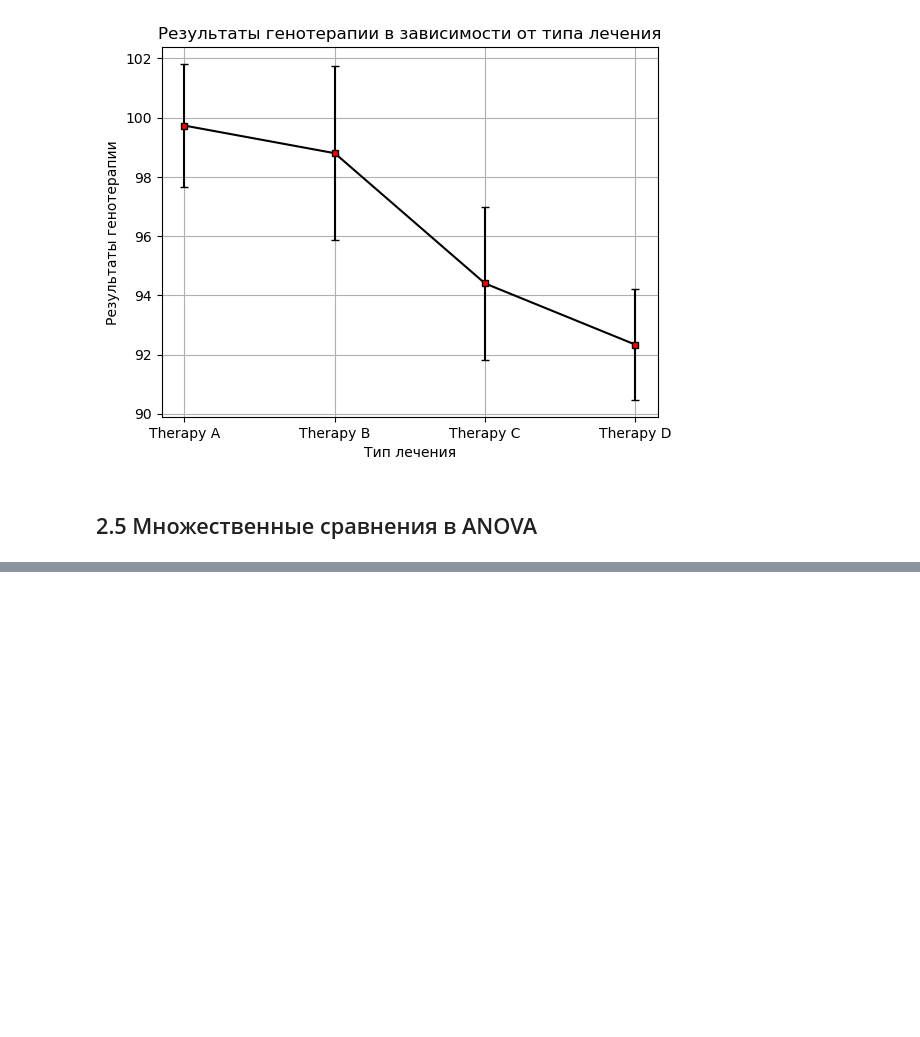
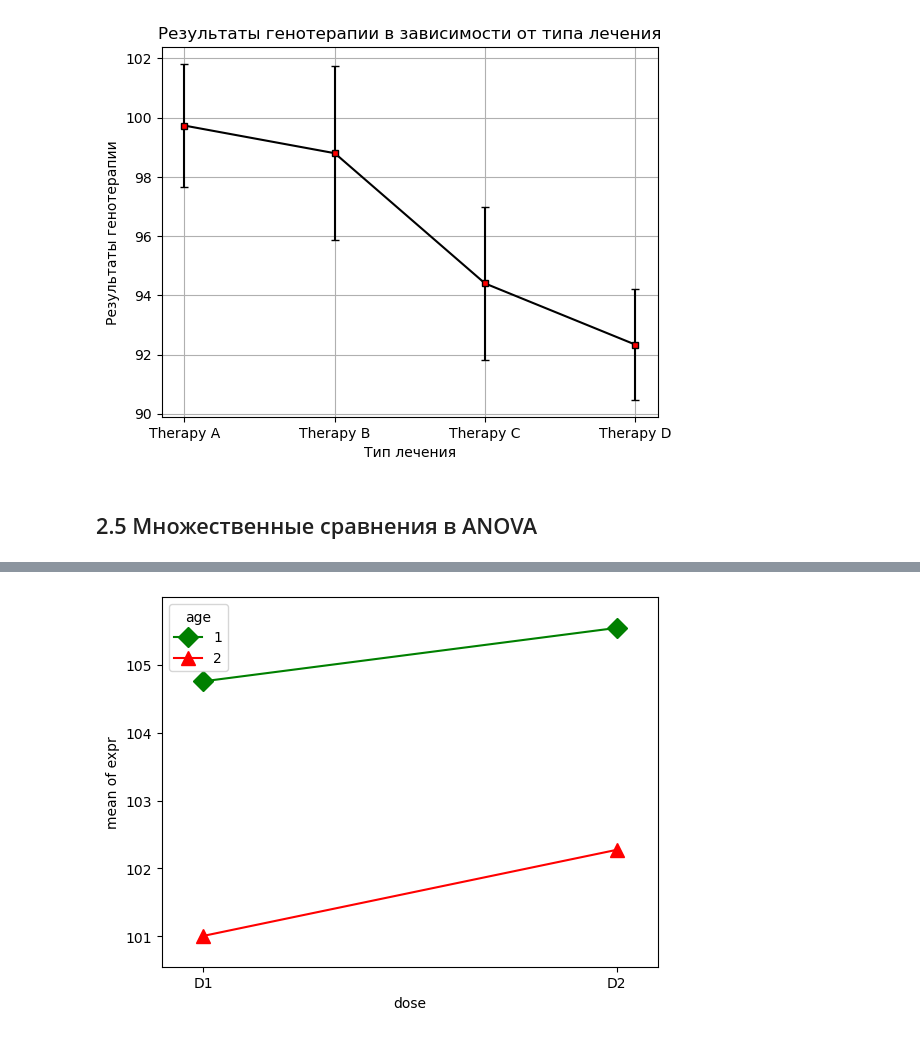
Before and after one commit to LiquidVac/My_study, a Jupyter notebook: STEPIK. Основы статистики/Лекция. Основы Статистики. Часть 2.ipynb, the cells around one changed output, grey strips where cells are left out. Saved outputs shown, nothing was run; the diff lists cells and outputs as text; code cells hidden in the pictures; blank space fills up the shorter version.

```diff
--- a/STEPIK. Основы статистики/Лекция. Основы Статистики. Часть 2.ipynb
+++ b/STEPIK. Основы статистики/Лекция. Основы Статистики. Часть 2.ipynb
@@ -973,0 +1120,7 @@ print('Меньше чем - ', round(a_new, 3))
+# %%
+"""Визуализация statsmodels"""
+from statsmodels.graphics.factorplots import interaction_plot
+fig=interaction_plot(atherosclerosis_data.dose, atherosclerosis_data.age,
+                     atherosclerosis_data.expr, colors=['green','red'], markers=['D','^'], ms=10)
+# %% [output]
+[figure, added]
```
Also changed, not shown: parts of 44 cells of this notebook.
